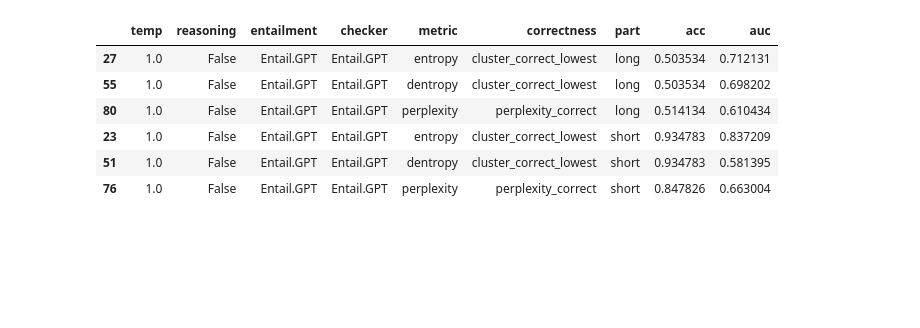
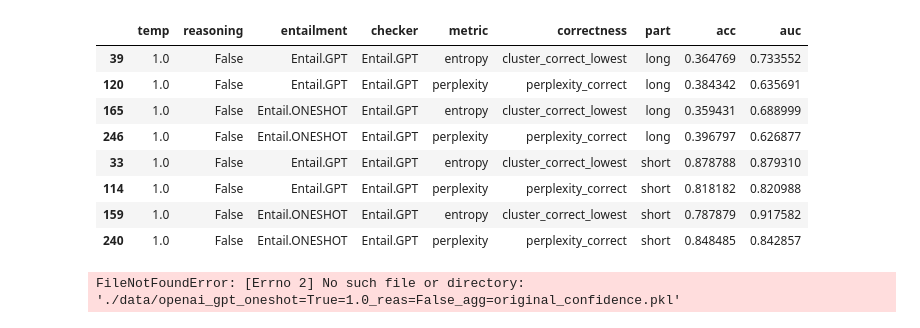
Before and after one commit to jahanpd/mrcog_llm_uncertainty, a Jupyter notebook: results.ipynb, the cells around one changed output. Cells and saved outputs as stored; diff of their text form; code cells hidden in the pictures; blank space fills up the shorter version.

Commit message:
generated results

```diff
--- a/results.ipynb
+++ b/results.ipynb
@@ -1,16 +1,14 @@
 # %%
 from results_utils import *
 import itertools
-import pickle
 
-temp = [1.0]
+temp = [1.0, 0.2]
 reasoning = [False]
-entailment = [Entail.GPT]
+entailment = [Entail.GPT, Entail.ONESHOT]
 checker = [Entail.GPT]
-oneshot = [True]
 
-combinations = list(itertools.product(temp, reasoning, entailment, checker, oneshot))
-combinations  = [Result(temp=c[0], reasoning=c[1], entailment=c[2], checker=c[3], oneshot=c[4]) for c in combinations]
+combinations = list(itertools.product(temp, reasoning, entailment, checker))
+combinations  = [Result(temp=c[0], reasoning=c[1], entailment=c[2], checker=c[3]) for c in combinations]
 
-results = Results(combinations, dataset_path="/home/jahanpd/Jahan_Subset_v2.csv")
+results = Results(combinations, dataset_path="/home/jahanpd/filtered.csv")
 # %% [output]
@@ -38,0 +36,4 @@ df
+# %%
+format_str = lambda metric, lb, ub: f"{metric:.2f} ({lb:.2f} - {ub:.2f})"
+df["acc_fmt"] = [format_str(m, l, u) for m, l, u in zip(df.acc, df.acc_ci_l, df.acc_ci_u)]
+df["auc_fmt"] = [format_str(m, l, u) for m, l, u in zip(df.auc, df.auc_ci_l, df.auc_ci_u)]
@@ -39,16 +59,30 @@ df
 # %%
 # The effect of response length
 df[
    ((df.part == 'short') |
    (df.part == 'long')) &
    ((df.correctness == "cluster_correct_lowest") |
-   (df.correctness == "perplexity_correct"))
+   (df.correctness == "perplexity_correct")) &
+   ((df.metric == 'entropy') |
+   (df.metric == 'perplexity')) &
+   # (df.entailment == Entail.GPT) &
+   (df.temp == 1.0)
    ].sort_values('part')
 # %% [output]
 |  | temp | reasoning | entailment | checker | metric | correctness | part | acc | auc |
-| 27 | 1.0 | False | Entail.GPT | Entail.GPT | entropy | cluster_correct_lowest | long | 0.503534 | 0.712131 |
-| 55 | 1.0 | False | Entail.GPT | Entail.GPT | dentropy | cluster_correct_lowest | long | 0.503534 | 0.698202 |
-| 80 | 1.0 | False | Entail.GPT | Entail.GPT | perplexity | perplexity_correct | long | 0.514134 | 0.610434 |
-| 23 | 1.0 | False | Entail.GPT | Entail.GPT | entropy | cluster_correct_lowest | short | 0.934783 | 0.837209 |
-| 51 | 1.0 | False | Entail.GPT | Entail.GPT | dentropy | cluster_correct_lowest | short | 0.934783 | 0.581395 |
-| 76 | 1.0 | False | Entail.GPT | Entail.GPT | perplexity | perplexity_correct | short | 0.847826 | 0.663004 |
+| 39 | 1.0 | False | Entail.GPT | Entail.GPT | entropy | cluster_correct_lowest | long | 0.364769 | 0.733552 |
+| 120 | 1.0 | False | Entail.GPT | Entail.GPT | perplexity | perplexity_correct | long | 0.384342 | 0.635691 |
+| 165 | 1.0 | False | Entail.ONESHOT | Entail.GPT | entropy | cluster_correct_lowest | long | 0.359431 | 0.688999 |
+| 246 | 1.0 | False | Entail.ONESHOT | Entail.GPT | perplexity | perplexity_correct | long | 0.396797 | 0.626877 |
+| 33 | 1.0 | False | Entail.GPT | Entail.GPT | entropy | cluster_correct_lowest | short | 0.878788 | 0.879310 |
+| 114 | 1.0 | False | Entail.GPT | Entail.GPT | perplexity | perplexity_correct | short | 0.818182 | 0.820988 |
+| 159 | 1.0 | False | Entail.ONESHOT | Entail.GPT | entropy | cluster_correct_lowest | short | 0.787879 | 0.917582 |
+| 240 | 1.0 | False | Entail.ONESHOT | Entail.GPT | perplexity | perplexity_correct | short | 0.848485 | 0.842857 |
+# %%
+import pickle
+confidence = pickle.load(open("./data/openai_gpt_oneshot=False_temp=1.0_reas=False_agg=original_confidence.pkl", 'rb'))
+confidence2 = pickle.load(open("./data/openai_gpt_oneshot=True_1.0_reas=False_agg=original_confidence.pkl", 'rb'))
+correctness = pickle.load(open("./data/openai_gpt_oneshot=False_temp=1.0_reas=False_checker=gpt_correctness.pkl", 'rb'))
+correctness2 = pickle.load(open("./data/openai_gpt_oneshot=True=1.0_reas=False_checker=gpt_correctness.pkl", 'rb'))
+# %% [output]
+FileNotFoundError: [Errno 2] No such file or directory: './data/openai_gpt_oneshot=True=1.0_reas=False_agg=original_confidence.pkl'
```
Also changed, not shown: parts of 19 cells of this notebook, 21 other files.
